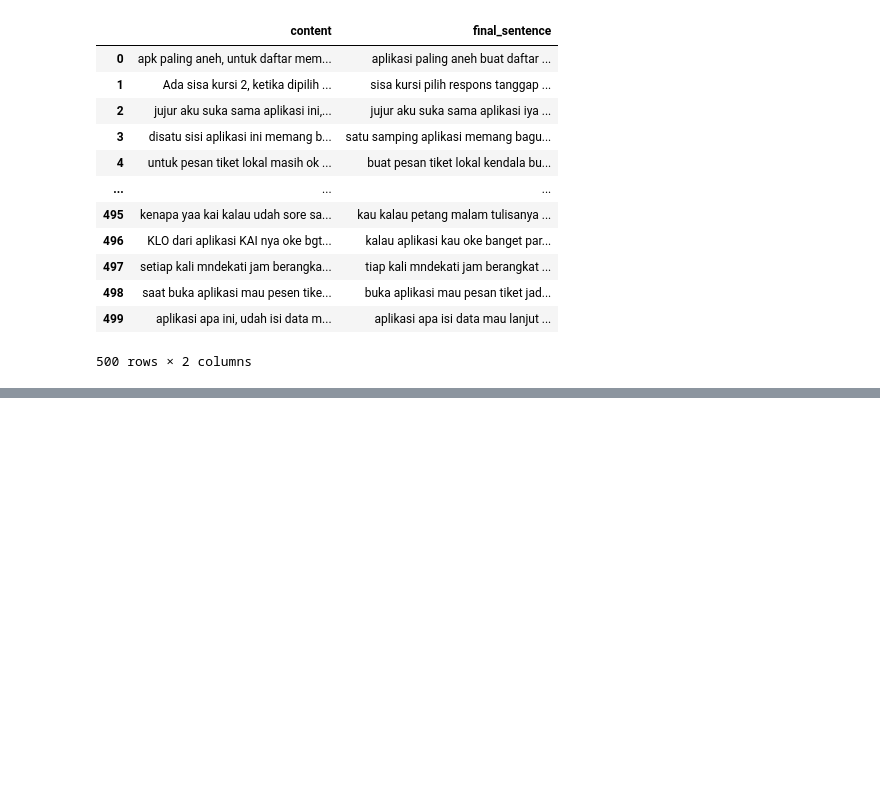
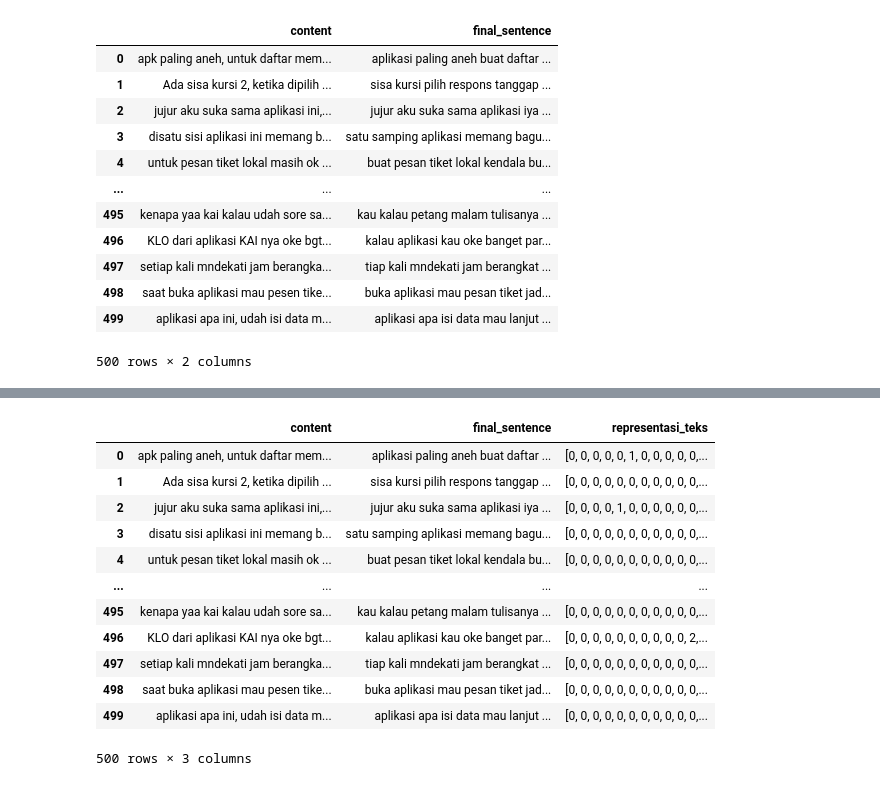
Before and after one commit to AhmadMugiar/Materi_Pertemuan2_AsistenPraktikum_SBD, a Jupyter notebook: Prak_SBD_Nama.ipynb, the cells around one changed output, grey strips where cells are left out. Saved outputs shown, nothing was run; the diff lists cells and outputs as text; code cells hidden in the pictures; blank space fills up the shorter version.

```diff
--- a/Prak_SBD_Nama.ipynb
+++ b/Prak_SBD_Nama.ipynb
@@ -605,0 +829,21 @@ data_final.to_csv("data_cleaning.csv",index=False)
+# %%
+df = df_prak4.dropna(subset=['final_sentence']).reset_index(drop=True)
+
+X = vec_after.fit_transform(df['final_sentence'])
+posisi = df.columns.get_loc('final_sentence') + 1
+df.insert(posisi, 'representasi_teks', X.toarray().tolist())
+df
+# %% [output]
+|  | content | final_sentence | representasi_teks |
+| 0 | apk paling aneh, untuk daftar mem... | aplikasi paling aneh buat daftar ... | [0, 0, 0, 0, 0, 1, 0, 0, 0, 0, 0,... |
+| 1 | Ada sisa kursi 2, ketika dipilih ... | sisa kursi pilih respons tanggap ... | [0, 0, 0, 0, 0, 0, 0, 0, 0, 0, 0,... |
+| 2 | jujur aku suka sama aplikasi ini,... | jujur aku suka sama aplikasi iya ... | [0, 0, 0, 0, 1, 0, 0, 0, 0, 0, 0,... |
+| 3 | disatu sisi aplikasi ini memang b... | satu samping aplikasi memang bagu... | [0, 0, 0, 0, 0, 0, 0, 0, 0, 0, 0,... |
+| 4 | untuk pesan tiket lokal masih ok ... | buat pesan tiket lokal kendala bu... | [0, 0, 0, 0, 0, 0, 0, 0, 0, 0, 0,... |
+| ... | ... | ... | ... |
+| 495 | kenapa yaa kai kalau udah sore sa... | kau kalau petang malam tulisanya ... | [0, 0, 0, 0, 0, 0, 0, 0, 0, 0, 0,... |
+| 496 | KLO dari aplikasi KAI nya oke bgt... | kalau aplikasi kau oke banget par... | [0, 0, 0, 0, 0, 0, 0, 0, 0, 0, 2,... |
+| 497 | setiap kali mndekati jam berangka... | tiap kali mndekati jam berangkat ... | [0, 0, 0, 0, 0, 0, 0, 0, 0, 0, 0,... |
+| 498 | saat buka aplikasi mau pesen tike... | buka aplikasi mau pesan tiket jad... | [0, 0, 0, 0, 0, 0, 0, 0, 0, 0, 0,... |
+| 499 | aplikasi apa ini, udah isi data m... | aplikasi apa isi data mau lanjut ... | [0, 0, 0, 0, 0, 0, 0, 0, 0, 0, 0,... |
+500 rows × 3 columns
```
Also changed, not shown: parts of 22 cells of this notebook.
